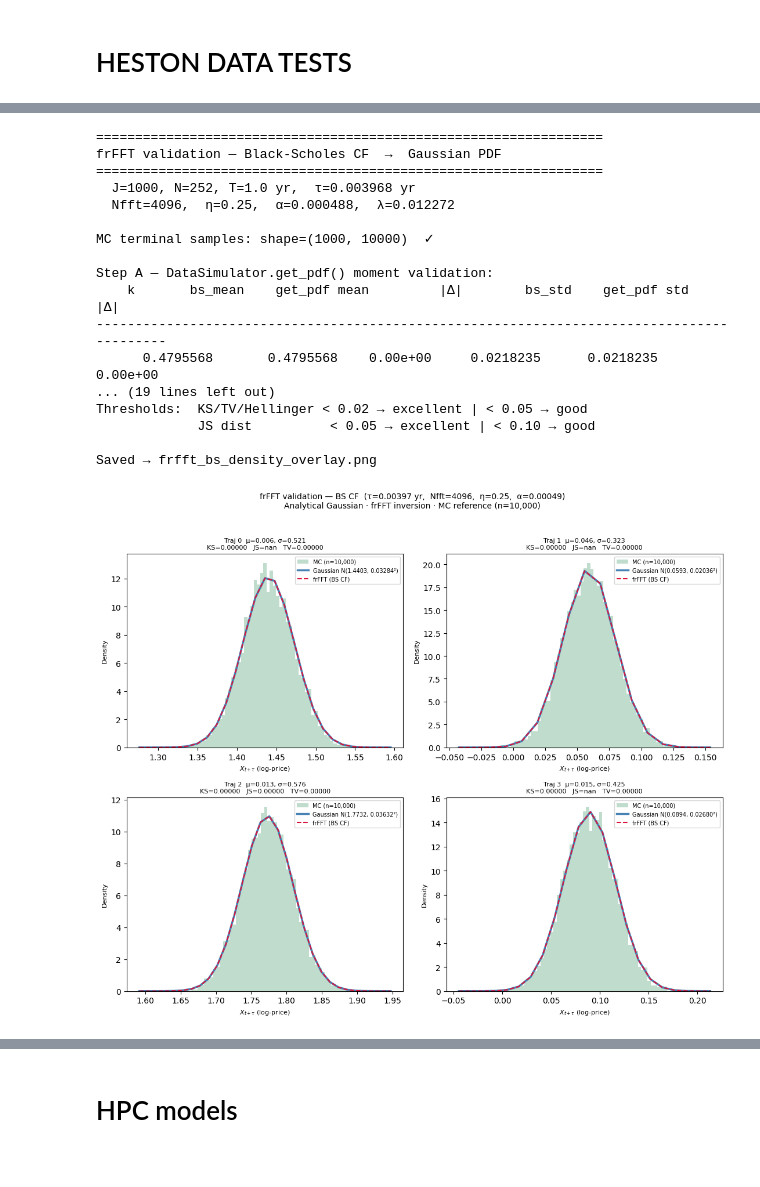
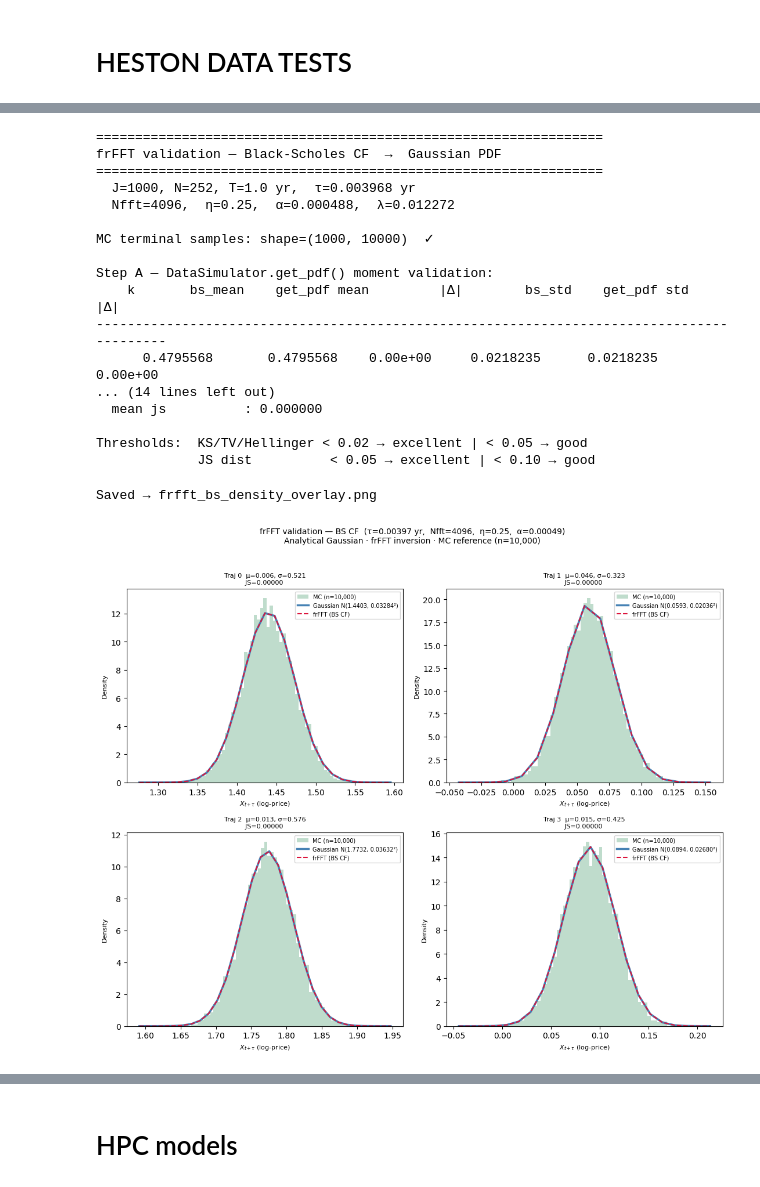
Before and after one commit to matteorofrano/CGAN-for-probability-distribution-generation, a Jupyter notebook: tests.ipynb, the cells around one changed output, grey strips where cells are left out. Cells and saved outputs as stored; diff of their text form; code cells hidden in the pictures.

```diff
--- a/tests.ipynb
+++ b/tests.ipynb
@@ -2099,7 +2099,9 @@ def _safe_js(p, q):
     sp, sq = p.sum(), q.sum()
     if sp == 0 or sq == 0:
         return np.nan
-    return float(jensenshannon(p / sp, q / sq, base=2.0))
+
+    js = jensenshannon(p / sp, q / sq, base=2.0)
+    return 0.0 if np.isnan(js) else float(js)
 
 def _ks(p, q):
     """KS statistic on discrete probability masses."""
@@ -2116,17 +2118,17 @@ def _hellinger(p, q):
     return float(np.sqrt(0.5 * np.sum((np.sqrt(pn) - np.sqrt(qn))**2)))
 
 
-metrics = {m: [] for m in ["ks", "js", "tv", "hellinger"]}
+metrics = {m: [] for m in ["js"]}
 
 for k in range(J):
     in_sup = mask[k]
     pf = pdf_frfft[k, in_sup] * lam     # probability mass at each grid point
     pg = pdf_gauss[k, in_sup] * lam
 
-    metrics["ks"].append(_ks(pf, pg))
+    #metrics["ks"].append(_ks(pf, pg))
     metrics["js"].append(_safe_js(pf, pg))
-    metrics["tv"].append(_tv(pf, pg))
-    metrics["hellinger"].append(_hellinger(pf, pg))
+    #metrics["tv"].append(_tv(pf, pg))
+    #metrics["hellinger"].append(_hellinger(pf, pg))
 
 
 print("Step C — Distribution metrics on frFFT fine grid (support ±5σ)")
@@ -2180,42 +2182,42 @@ for k in range(4):
 
     ax.set_title(
         f"Traj {k}  μ={sim.mu[k]:.3f}, σ={sim.sigma[k]:.3f}\n"
-        f"KS={metrics['ks'][k]:.5f}   JS={metrics['js'][k]:.5f}   "
-        f"TV={metrics['tv'][k]:.5f}",
+        f"  JS={metrics['js'][k]:.5f}   ",
         fontsize=8,
     )
     ax.set_xlabel(r"$X_{t+\tau}$ (log-price)", fontsize=8)
     ax.set_ylabel("Density", fontsize=8)
     ax.legend(fontsize=7)
 
 
 fig1.suptitle(
     f"frFFT validation — BS CF  "
     f"(τ={tau:.5f} yr,  Nfft={Nfft},  η={eta},  α={alpha_frfft:.5f})\n"
     f"Analytical Gaussian · frFFT inversion · MC reference (n={MC_SIMS:,})",
     fontsize=10, y=1.02,
 )
 plt.tight_layout()
 print("Saved → frfft_bs_density_overlay.png")
 # %% [output]
 =================================================================
 frFFT validation — Black-Scholes CF  →  Gaussian PDF
 =================================================================
   J=1000, N=252, T=1.0 yr,  τ=0.003968 yr
   Nfft=4096,  η=0.25,  α=0.000488,  λ=0.012272
 
 MC terminal samples: shape=(1000, 10000)  ✓
 
 Step A — DataSimulator.get_pdf() moment validation:
     k       bs_mean    get_pdf mean         |Δ|        bs_std    get_pdf std         |Δ|
 ------------------------------------------------------------------------------------------
       0.4795568       0.4795568    0.00e+00     0.0218235      0.0218235    0.00e+00
-... (19 lines left out)
+... (14 lines left out)
+  mean js          : 0.000000
+
 Thresholds:  KS/TV/Hellinger < 0.02 → excellent | < 0.05 → good
              JS dist          < 0.05 → excellent | < 0.10 → good
-
-Saved → frfft_bs_density_overlay.png
+Saved → frfft_bs_density_overlay.png
-[figure, old version]
+[figure, new version]
 # %%
 
 # ── Figure 2: residual (frFFT - Gaussian) ────────────────────────────────────
```
Also changed, not shown: parts of 3 cells of this notebook, 14 other files.
